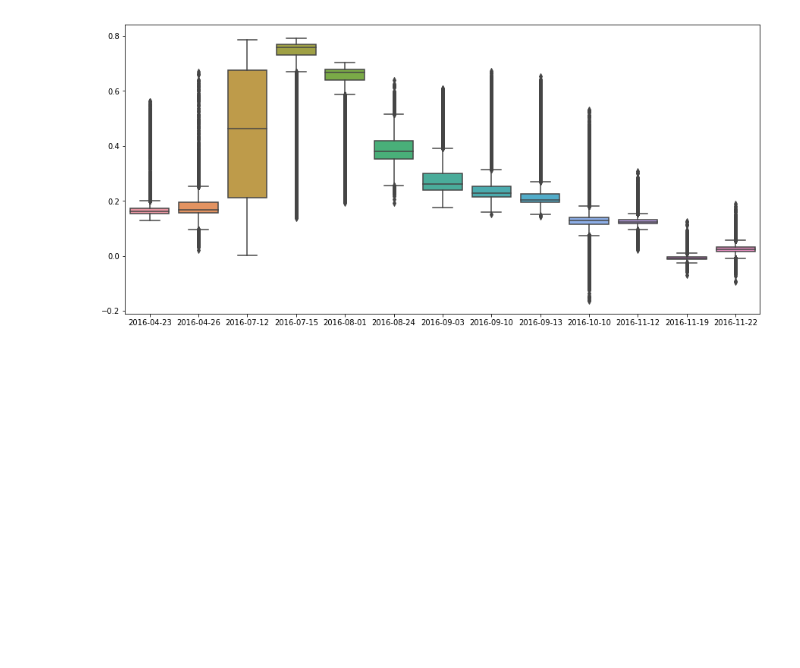
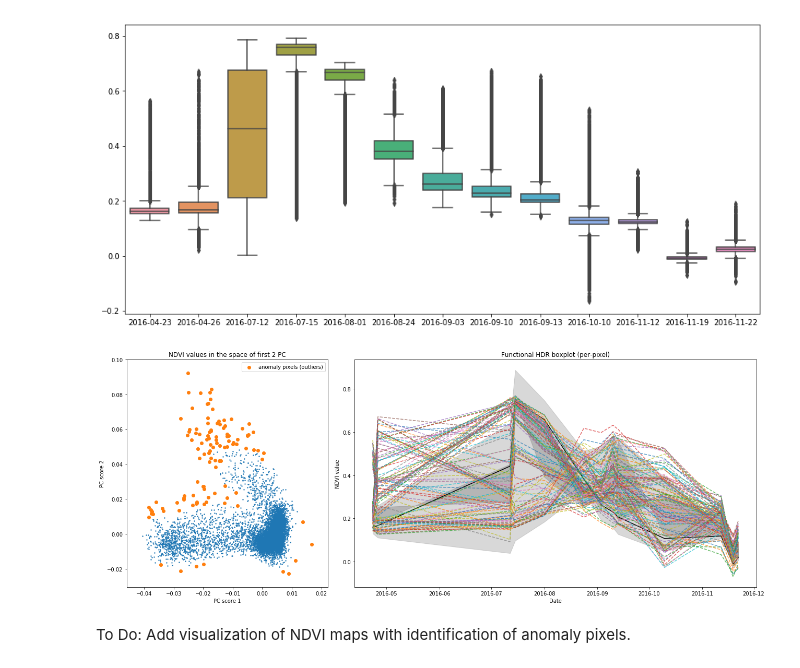
Before and after one commit to mosin26/agriculture, a Jupyter notebook: rostov.ipynb, the cells around one changed output. Saved outputs shown, nothing was run; the diff lists cells and outputs as text; code cells hidden in the pictures; blank space fills up the shorter version.

Commit message:
Add HDR boxplots

```diff
--- a/rostov.ipynb
+++ b/rostov.ipynb
@@ -265,10 +266,11 @@ Here I am doing the intrafield per-pixel analysis of NDVI values of the pixels o
 # %%
 # read polygon
 
+field_number = '19'
 with fiona.open('/Users/vasilii/Desktop/research/rostov/rassvetQGIS.GEOJSON', 'r') as shapefile:
-    field_19 = [feature['geometry'] for feature in shapefile if feature['properties']['name'] == '19']
+    field = [feature['geometry'] for feature in shapefile if feature['properties']['name'] == field_number]
 
-for entity in field_19:
+for entity in field:
     entity['coordinates'] = [[utm.from_latlon(i[1], i[0])[:2] for i in entity['coordinates'][0]]]
 # %%
 # read NDVI maps
@@ -288,8 +290,8 @@ for folder in tqdm(next(os.walk(root))[1]):
                 elif '_B08.jp2' in image and 'aux.xml' not in image:
                     band_08 = rasterio.open(root+folder+'/GRANULE/'+granule+'/IMG_DATA/'+image)
 
-    masked_04 = mask(band_04, field_19, nodata=0, crop=True)
-    masked_08 = mask(band_08, field_19, nodata=0, crop=True)
+    masked_04 = mask(band_04, field, nodata=0, crop=True)
+    masked_08 = mask(band_08, field, nodata=0, crop=True)
 
     masked_04 = masked_04[0].data[0].astype('int16')
     masked_08 = masked_08[0].data[0].astype('int16')
@@ -316,3 +318,24 @@ sns.boxplot(dates, ndvis)
 plt.show()
 # %% [output]
 [figure]
+# %%
+# use HDR boxplots to detect anomaly pixels
+# R.J. Hyndman and H.L. Shang, “Rainbow Plots, Bagplots, and Boxplots forFunctional Data”
+
+fig, (ax1, ax2) = plt.subplots(1, 2, figsize=(18,7), gridspec_kw={'width_ratios':[1,2]})
+res = hdrboxplot(np.transpose(np.array(ndvis))[:-1], xdata=dates, threshold=0.99, ax=ax2)
+ax1.scatter(res[2][:,0], res[2][:,1], s=2)
+ax1.scatter(res[2][res[1].outliers_idx,0], res[2][res[1].outliers_idx,1], label='anomaly pixels (outliers)')
+ax1.legend()
+ax1.set_title('NDVI values in the space of first 2 PC')
+ax1.set_xlabel('PC score 1')
+ax1.set_ylabel('PC score 2')
+ax2.set_title('Functional HDR boxplot (per-pixel)')
+ax2.set_xlabel('Date')
+ax2.set_ylabel('NDVI value')
+plt.tight_layout()
+plt.show()
+# %% [output]
+[figure, added]
+# %% [markdown]
+To Do: Add visualization of NDVI maps with identification of anomaly pixels.
```
Also changed, not shown: parts of 2 cells of this notebook.
